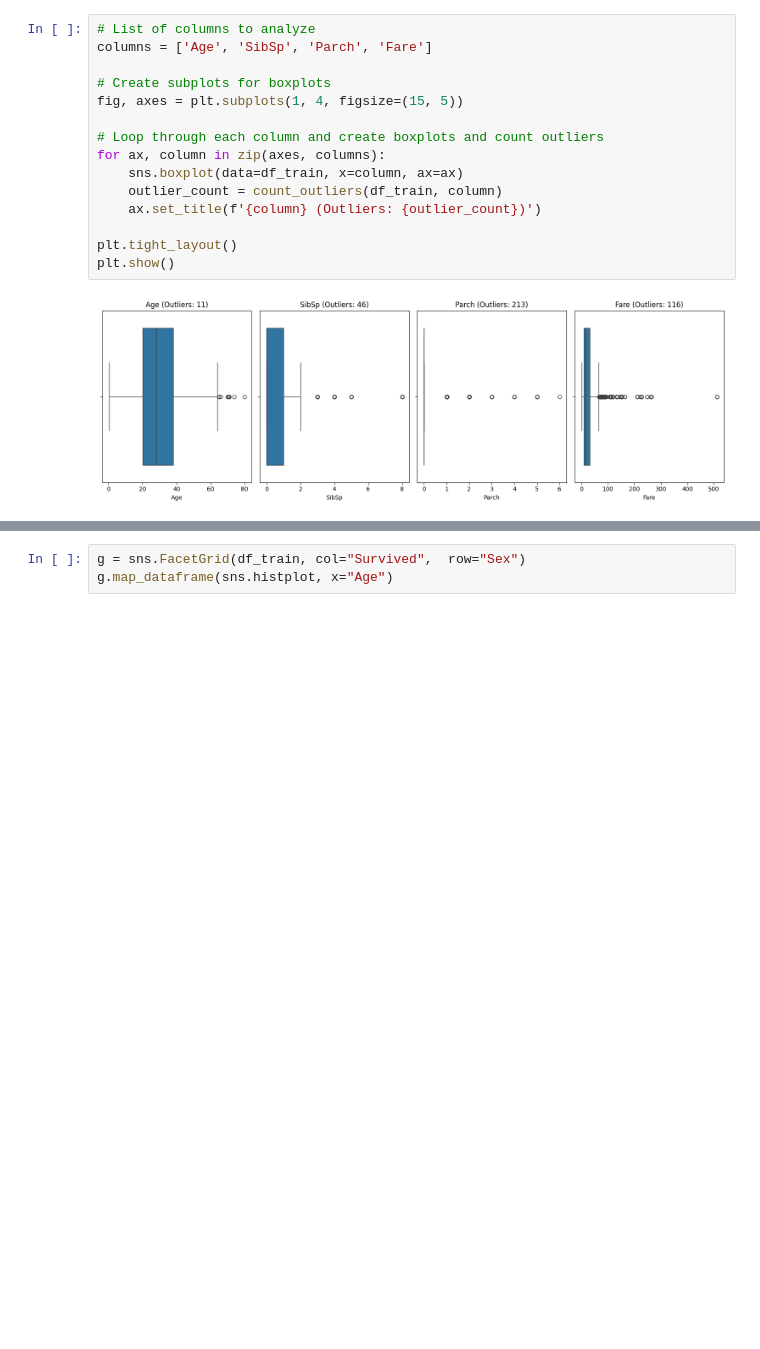
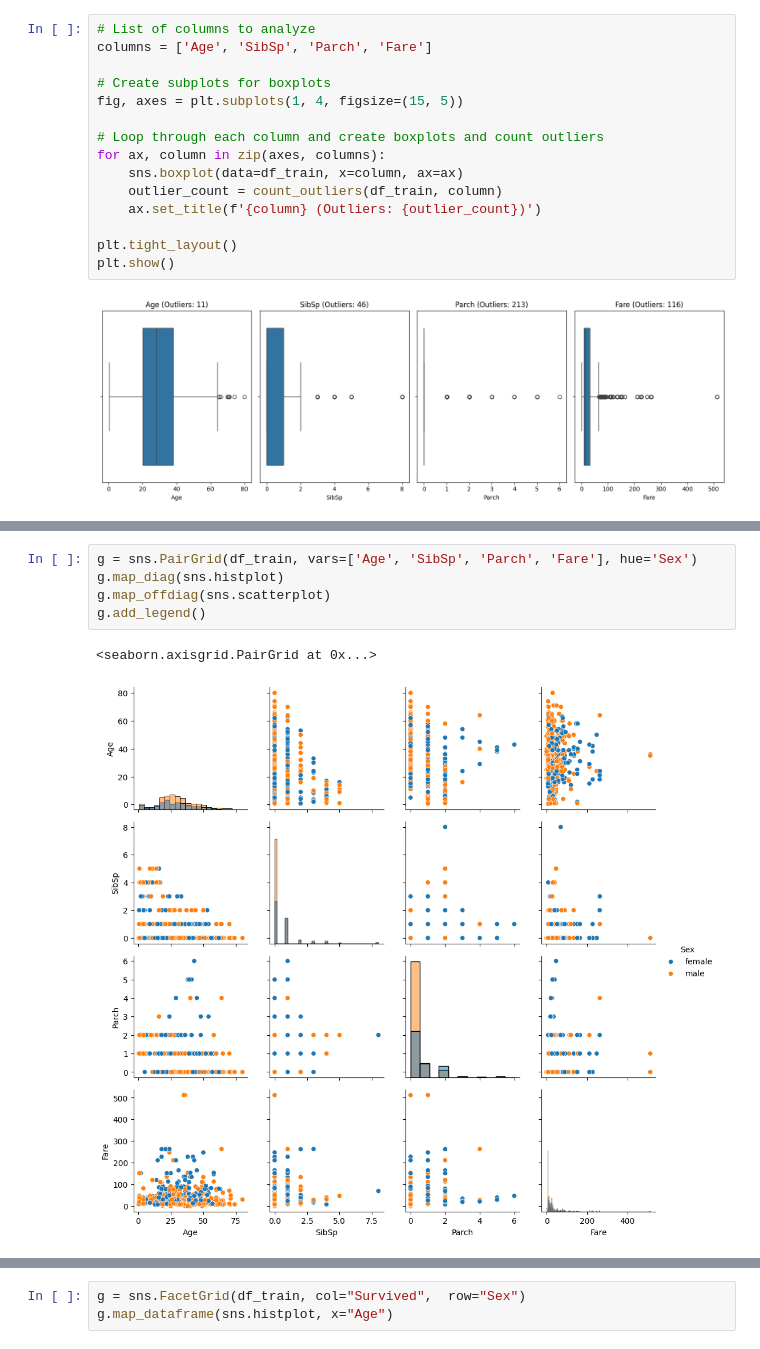
Before and after one commit to moreira-and/kaggle-ml-classification-titanic, a Jupyter notebook: notebooks/titanic_eda.ipynb, the cells around one changed output, grey strips where cells are left out. Drawn from its saved outputs; the diff is of its cells as text; blank space fills up the shorter version.

```diff
--- a/notebooks/titanic_eda.ipynb
+++ b/notebooks/titanic_eda.ipynb
@@ -291,0 +378,8 @@ plt.show()
+# %%
+g = sns.PairGrid(df_train, vars=['Age', 'SibSp', 'Parch', 'Fare'], hue='Sex')
+g.map_diag(sns.histplot)
+g.map_offdiag(sns.scatterplot)
+g.add_legend()
+# %% [output]
+<seaborn.axisgrid.PairGrid at 0x...>
+[figure, added]
```
Also changed, not shown: parts of 27 cells of this notebook.
